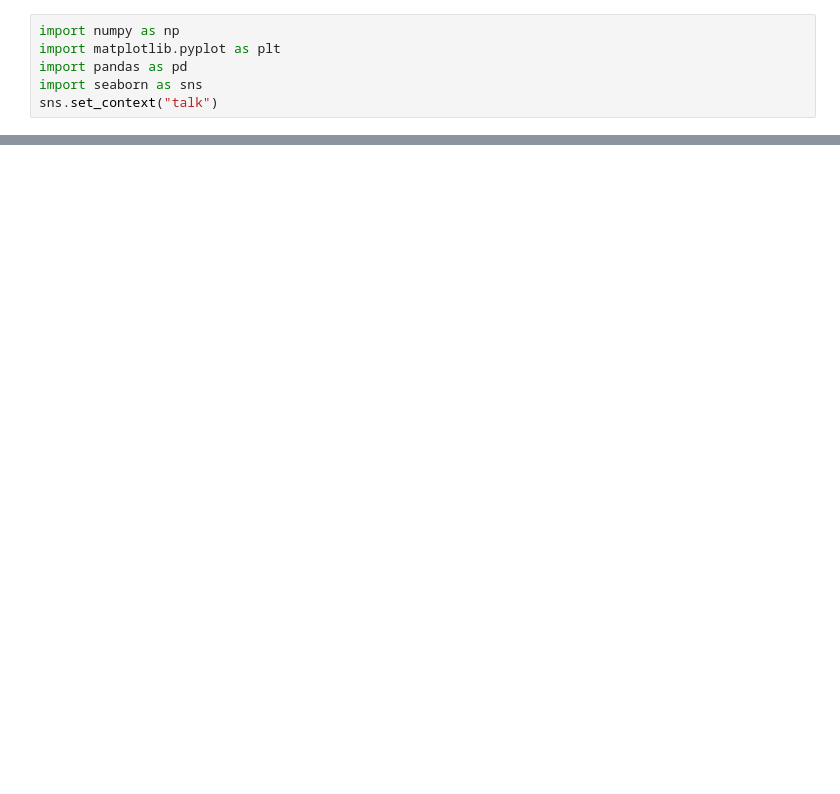
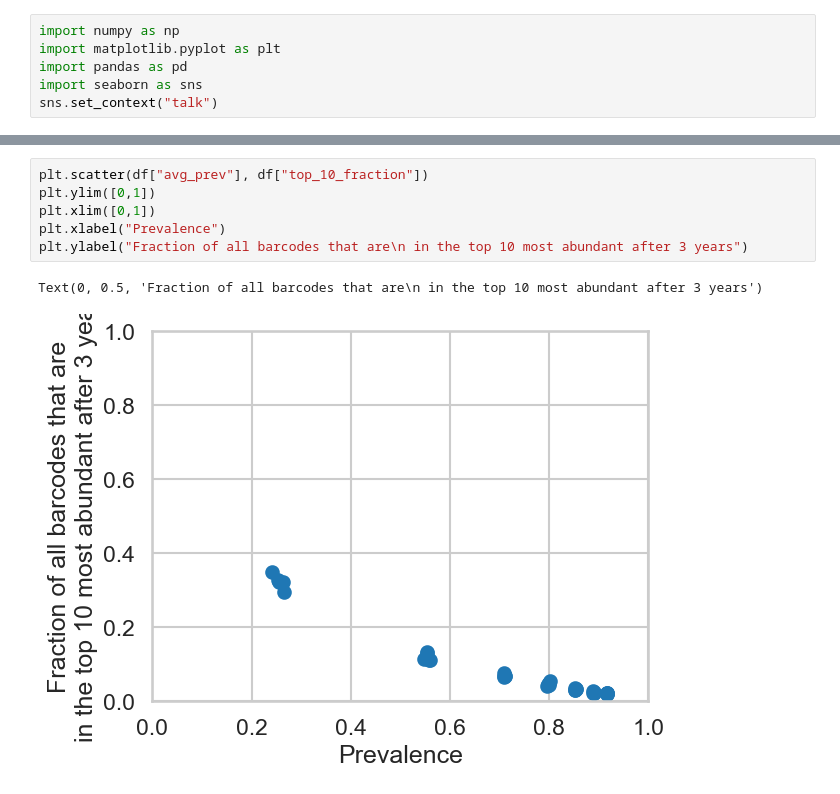
Before and after one commit to jgsuresh/senegal-network-sim, a Jupyter notebook: network_sim/experiments/240530-01/summary_plots.ipynb, the cells around one changed output, grey strips where cells are left out. Cells and saved outputs as stored; diff of their text form; blank space fills up the shorter version.

```diff
--- a/network_sim/experiments/240530-01/summary_plots.ipynb
+++ b/network_sim/experiments/240530-01/summary_plots.ipynb
@@ -35,0 +76,9 @@ Text(0, 0.5, 'Population IBS after 3 years')
+# %%
+plt.scatter(df["avg_prev"], df["top_10_fraction"])
+plt.ylim([0,1])
+plt.xlim([0,1])
+plt.xlabel("Prevalence")
+plt.ylabel("Fraction of all barcodes that are\n in the top 10 most abundant after 3 years")
+# %% [output]
+Text(0, 0.5, 'Fraction of all barcodes that are\n in the top 10 most abundant after 3 years')
+[figure, added]
```
Also changed, not shown: parts of 9 cells of this notebook, 20 other files.
